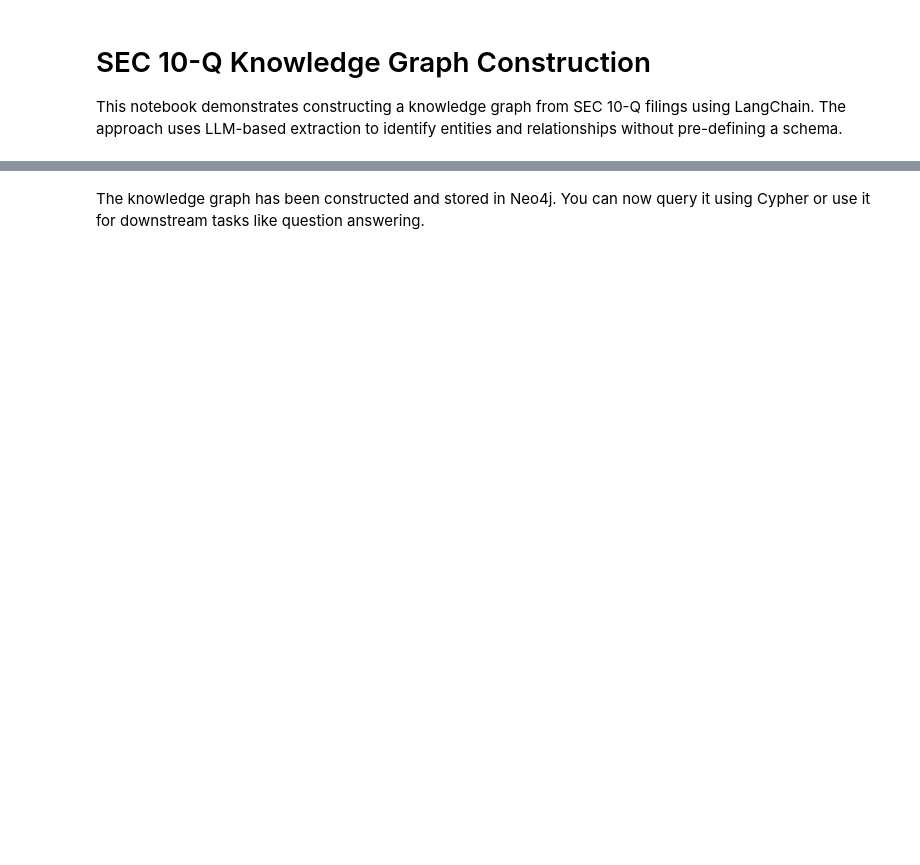
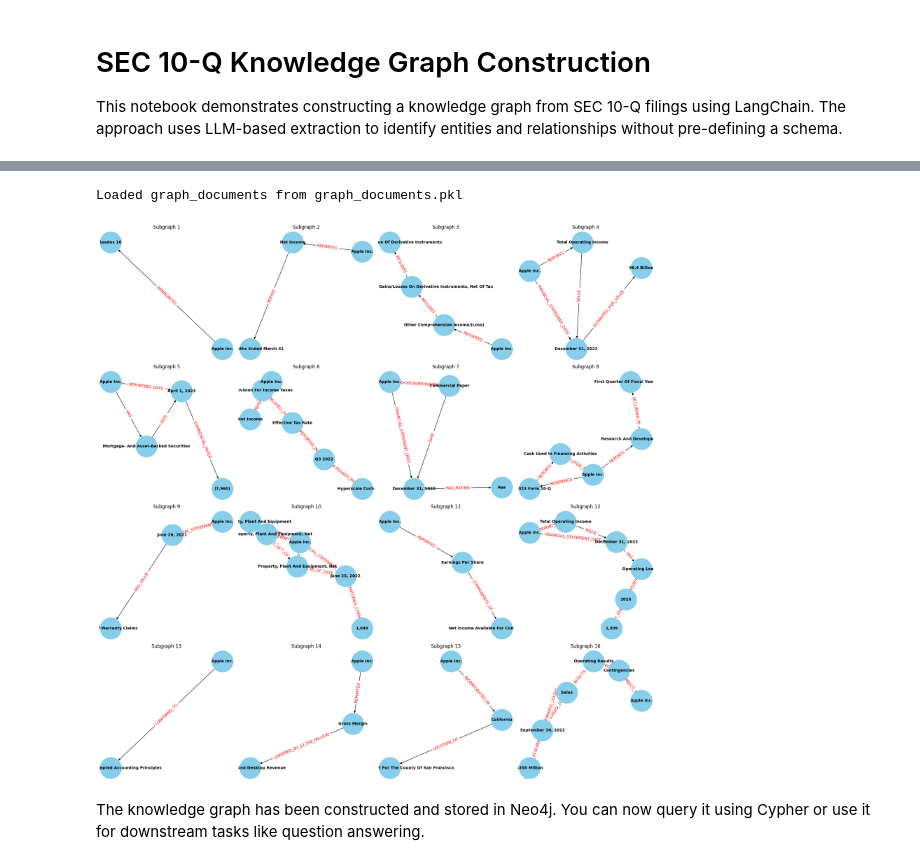
Before and after one commit to VectorInstitute/kg-rag, a Jupyter notebook: reference_implementations/sec-10-q/kg-rag-entity.ipynb, the cells around one changed output, grey strips where cells are left out. Cells and saved outputs as stored; diff of their text form; code cells hidden in the pictures; blank space fills up the shorter version.

```diff
--- a/reference_implementations/sec-10-q/kg-rag-entity.ipynb
+++ b/reference_implementations/sec-10-q/kg-rag-entity.ipynb
@@ -78,3 +81,23 @@ with open("graph_documents_appl.pkl", "rb") as f:
+# %%
+import os
+import pickle
+
+# Check if "graph_documents.pkl" exists
+if os.path.exists("graph_documents.pkl"):
+    # Load graph_documents from the file
+    with open("graph_documents.pkl", "rb") as f:
+        graph_documents = pickle.load(f)
+    print("Loaded graph_documents from graph_documents.pkl")
+else:
+    # Convert documents to graph documents
+    graph_documents = llm_transformer.convert_to_graph_documents(tqdm(documents))
+
+    # Save graph_documents to the file
+    with open("graph_documents.pkl", "wb") as f:
+        pickle.dump(graph_documents, f)
+    print("Converted documents to graph_documents and saved to graph_documents.pkl")
+# %% [output]
+Loaded graph_documents from graph_documents.pkl
 # %%
 from langchain_community.graphs.networkx_graph import NetworkxEntityGraph
 
@@ -101,3 +118,46 @@ nx.draw(graph._graph, with_labels=True)
+# %%
+import random
+
+# Define the depth to go down
+n_hops = 5
+
+# Select a random node from the graph
+random_node = "Apple Inc."
+
+# Function to recursively add a random neighbor up to n_hops
+def add_neighbors(node, depth, nodes_to_include):
+    if depth > 0:
+        neighbors = list(graph._graph.neighbors(node))
+        if neighbors:
+            random_neighbor = random.choice(neighbors)
+            nodes_to_include.add(random_neighbor)
+            add_neighbors(random_neighbor, depth - 1, nodes_to_include)
+
+# Create 16 subplots
+fig, axes = plt.subplots(4, 4, figsize=(20, 20))
+axes = axes.flatten()
+
+for i in range(16):
+    # Initialize the list of nodes to include in the subgraph
+    nodes_to_include = {random_node}
+
+    # Add neighbors starting from the random node
+    add_neighbors(random_node, n_hops, nodes_to_include)
+
+    # Extract the subgraph containing the selected nodes
+    subgraph = graph._graph.subgraph(nodes_to_include)
+
+    # Draw the subgraph
+    pos = nx.spring_layout(subgraph)
+    nx.draw(subgraph, pos, with_labels=True, node_size=3000, node_color="skyblue", font_size=10, font_weight="bold", ax=axes[i])
+    edge_labels = nx.get_edge_attributes(subgraph, 'relation')
+    nx.draw_networkx_edge_labels(subgraph, pos, edge_labels=edge_labels, font_color='red', ax=axes[i])
+    axes[i].set_title(f"Subgraph {i+1}")
+
+plt.tight_layout()
+plt.show()
+# %% [output]
+[figure, added]
 # %% [markdown]
 The knowledge graph has been constructed and stored in Neo4j. You can now query it using Cypher or use it for downstream tasks like question answering.
 # %%
```
Also changed, not shown: parts of 14 cells of this notebook, 19 other files.
